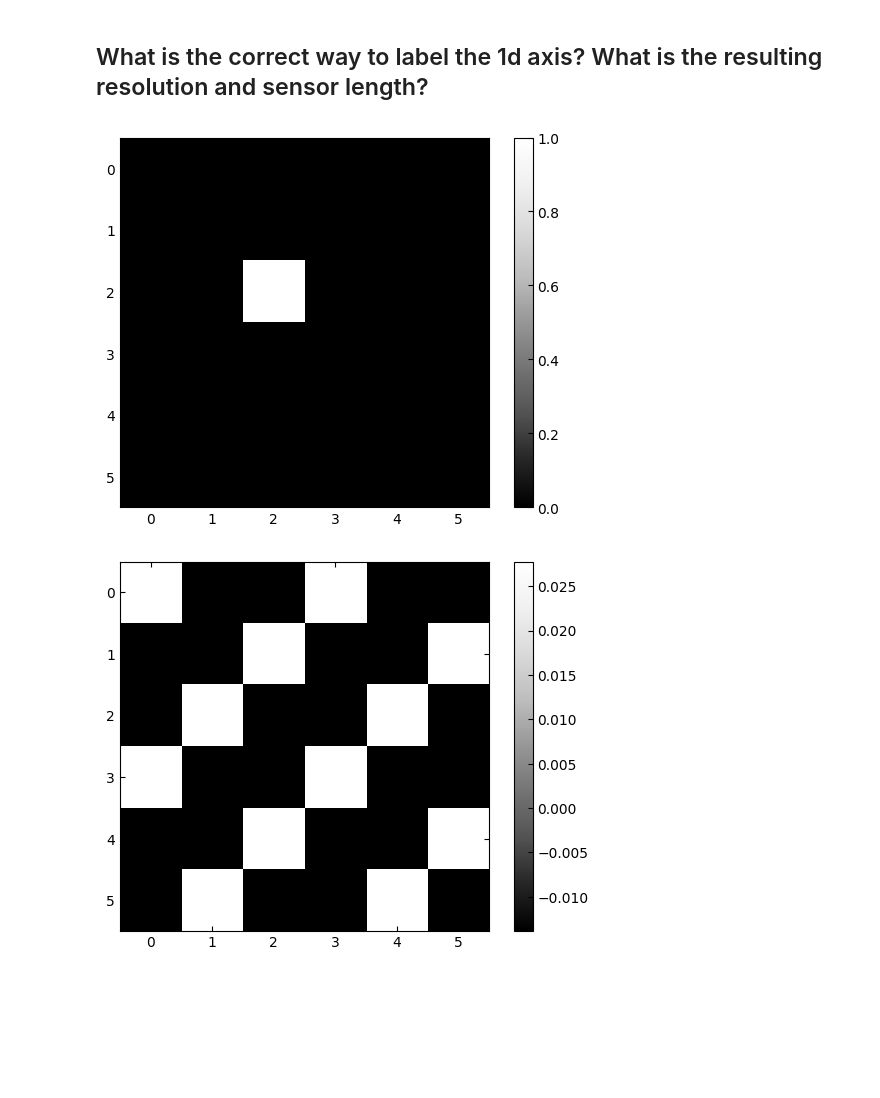
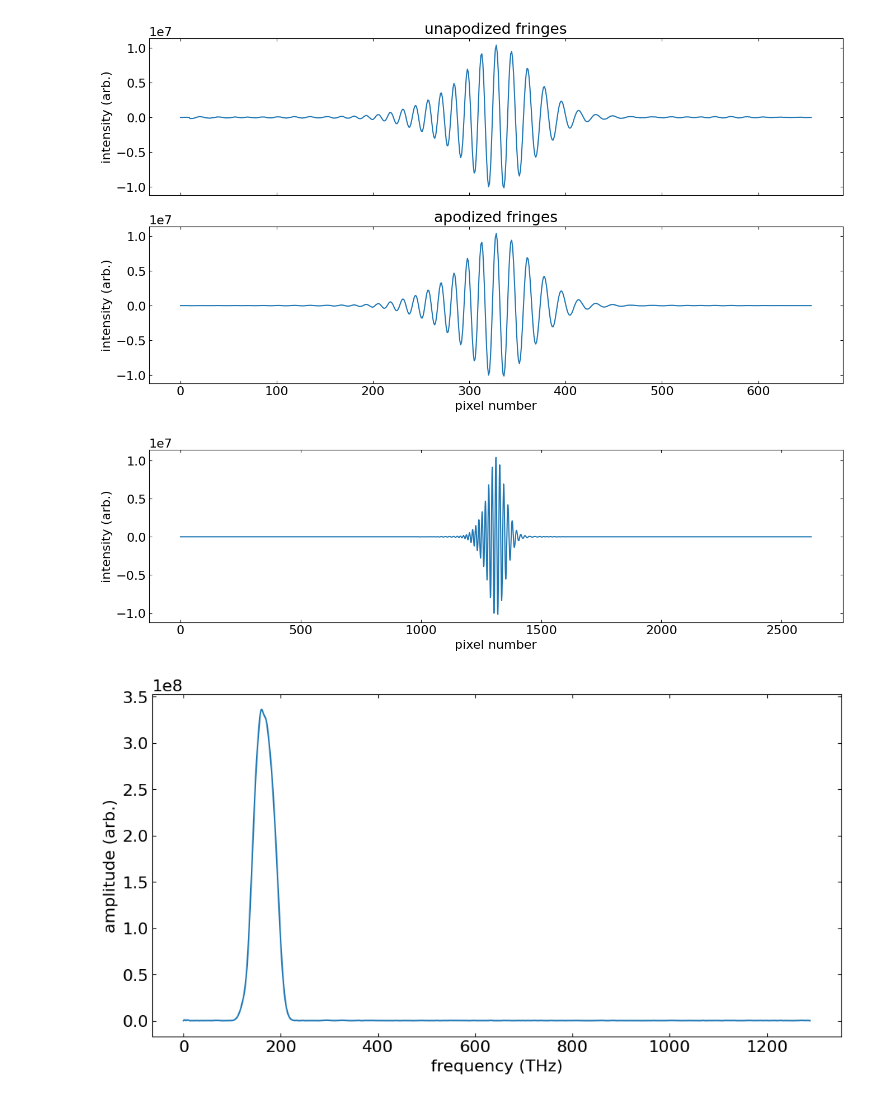
Before and after one commit to Jammi-Dodgers/THz-interferometry, a Jupyter notebook: FTIR_step_by_step.ipynb, the cells around one changed output. Saved outputs shown, nothing was run; the diff lists cells and outputs as text; code cells hidden in the pictures; blank space fills up the shorter version.

Commit message:
improved several functions. still unclear on 2dfft

```diff
--- a/FTIR_step_by_step.ipynb
+++ b/FTIR_step_by_step.ipynb
@@ -133,23 +129,24 @@ display(auto_button)
 # %% [output]
 interactive(children=(BoundedFloatText(value=0.0, description='alpha (rad):', max=1.6, min=-1.6, step=0.1), Ou…
 [interactive output not drawn]
-# %% [markdown]
-## What is the correct way to label the 1d axis? What is the resulting resolution and sensor length?
-# %%
-n = 6
-
-a = np.zeros((n,n))
-a[2,2] = 1.
-
-b= np.fft.ifft2(a)
-
-plt.imshow(a)
-plt.colorbar()
-plt.show()
-
-plt.imshow(np.real(b))
-plt.colorbar()
-plt.show()
-# %% [output]
-[figure, removed]
-[figure, removed]
+# %%
+########### STEP 3: APODIZATION #############
+
+alpha = alpha_slider.value
+
+fringes_1d, _ = FTIR.slice_2d(fringes_subtracted[:,:,ref], alpha)
+fringes_1d = FTIR.recenter(fringes_1d)
+
+fringes_apodized = FTIR.apodization(fringes_1d, function= ["happ-genzel"])
+# %%
+fig, axs = plt.subplots(2, 1, figsize= (16, 8), sharex= True)
+
+axs[0].plot(fringes_1d)
+axs[0].set(ylabel= "intensity (arb.)", title= "unapodized fringes")
+
+axs[1].plot(fringes_apodized)
+axs[1].set(xlabel= "pixel number", ylabel= "intensity (arb.)", title= "apodized fringes")
+
+plt.show()
+# %% [output]
+[figure, added]
@@ -155,0 +159,9 @@ plt.show()
+# %%
+fig, axs = plt.subplots(1, 1, figsize= (16, 4))
+
+axs.plot(fringes_padded)
+axs.set(xlabel= "pixel number", ylabel= "intensity (arb.)")
+
+plt.show()
+# %% [output]
+[figure, added]
@@ -155,0 +174,9 @@ plt.show()
+# %%
+fig, axs = plt.subplots(1, 1, figsize= (12, 6))
+
+axs.plot(freqs*1e-12, spectrum)
+axs.set(xlabel= "frequency (THz)", ylabel= "amplitude (arb.)")
+
+plt.show()
+# %% [output]
+[figure, added]
```
Also changed, not shown: parts of 8 cells of this notebook, 1 other file.
